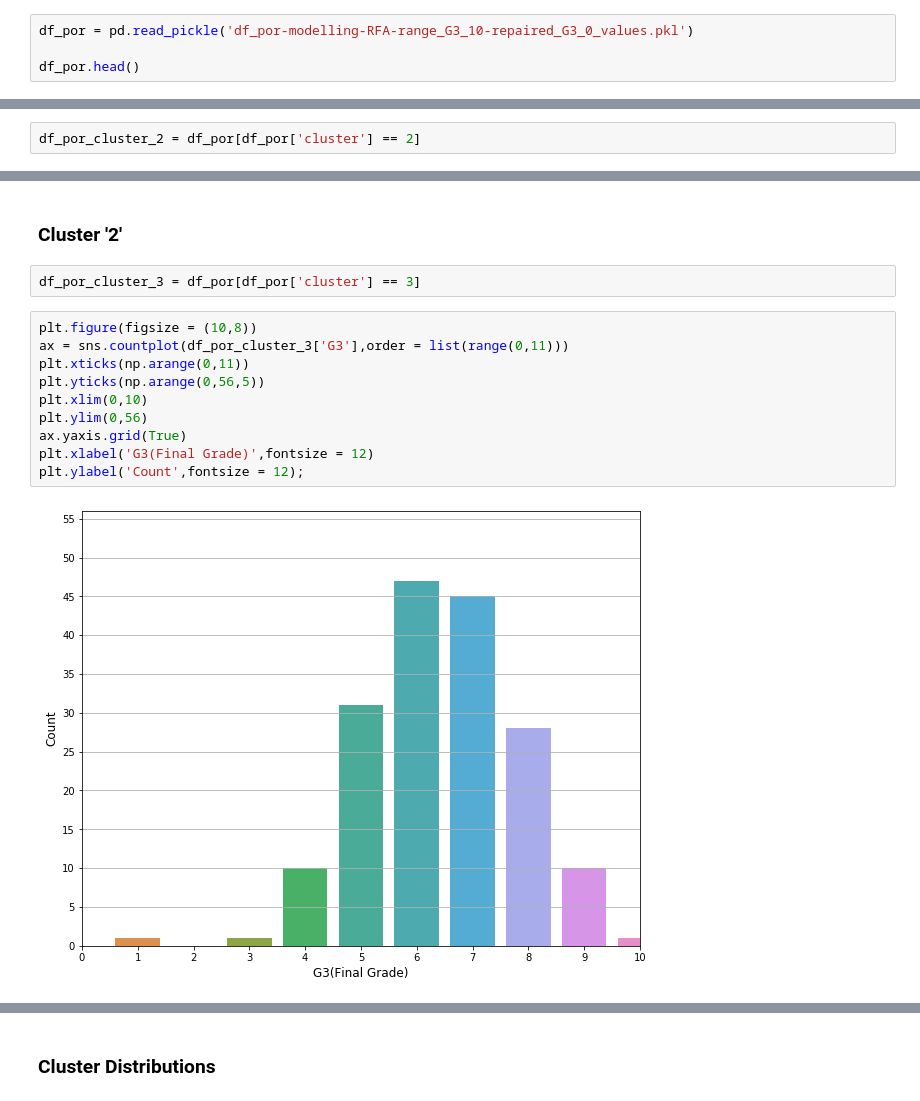
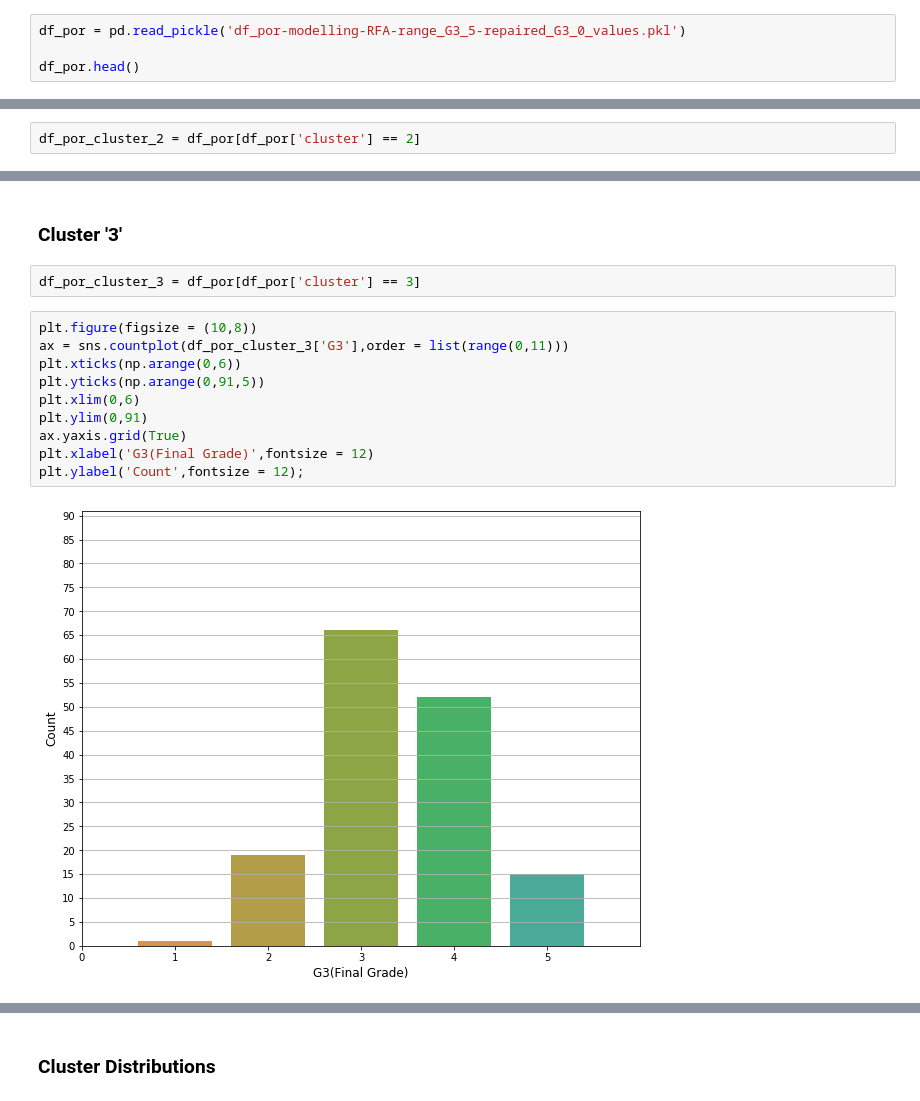
Before and after one commit to albertorekena/education-improvement, a Jupyter notebook: 06.-portuguese-clustering-rfa.ipynb, the cells around one changed output, grey strips where cells are left out. Cells and saved outputs as stored; diff of their text form.

```diff
--- a/06.-portuguese-clustering-rfa.ipynb
+++ b/06.-portuguese-clustering-rfa.ipynb
@@ -20,7 +20,7 @@ warnings.filterwarnings('ignore')
 pd.set_option('display.max_columns',100)
 pd.set_option('display.max_rows',1000)
 # %%
-df_por = pd.read_pickle('df_por-modelling-RFA-range_G3_10-repaired_G3_0_values.pkl')
+df_por = pd.read_pickle('df_por-modelling-RFA-range_G3_5-repaired_G3_0_values.pkl')
 
 df_por.head()
 # %% [output]
@@ -262,19 +242,19 @@ grades_table(df_por_cluster_2)
 # %% [markdown]
-### Cluster '2'
+### Cluster '3'
 # %%
 df_por_cluster_3 = df_por[df_por['cluster'] == 3]
 # %%
 plt.figure(figsize = (10,8))
 ax = sns.countplot(df_por_cluster_3['G3'],order = list(range(0,11)))
-plt.xticks(np.arange(0,11))
-plt.yticks(np.arange(0,56,5))
-plt.xlim(0,10)
-plt.ylim(0,56)
+plt.xticks(np.arange(0,6))
+plt.yticks(np.arange(0,91,5))
+plt.xlim(0,6)
+plt.ylim(0,91)
 ax.yaxis.grid(True)
 plt.xlabel('G3(Final Grade)',fontsize = 12)
 plt.ylabel('Count',fontsize = 12);
 # %% [output]
-[figure, old version]
+[figure, new version]
 # %%
 grades_table(df_por_cluster_3)
 # %% [output]
```
Also changed, not shown: parts of 15 cells of this notebook, 9 other files.
